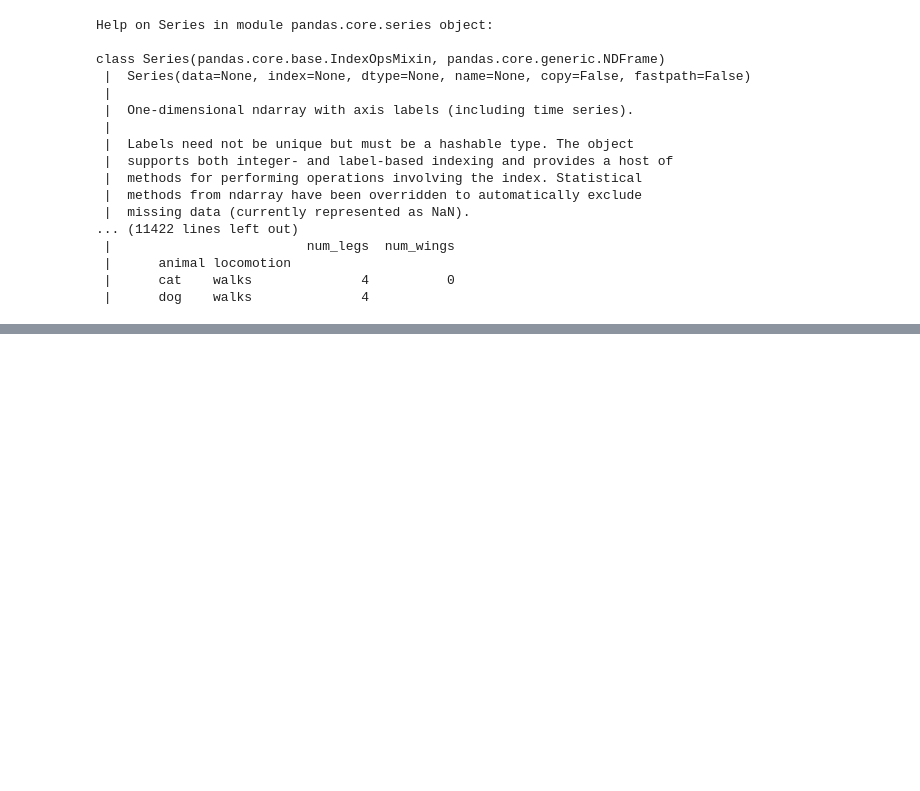
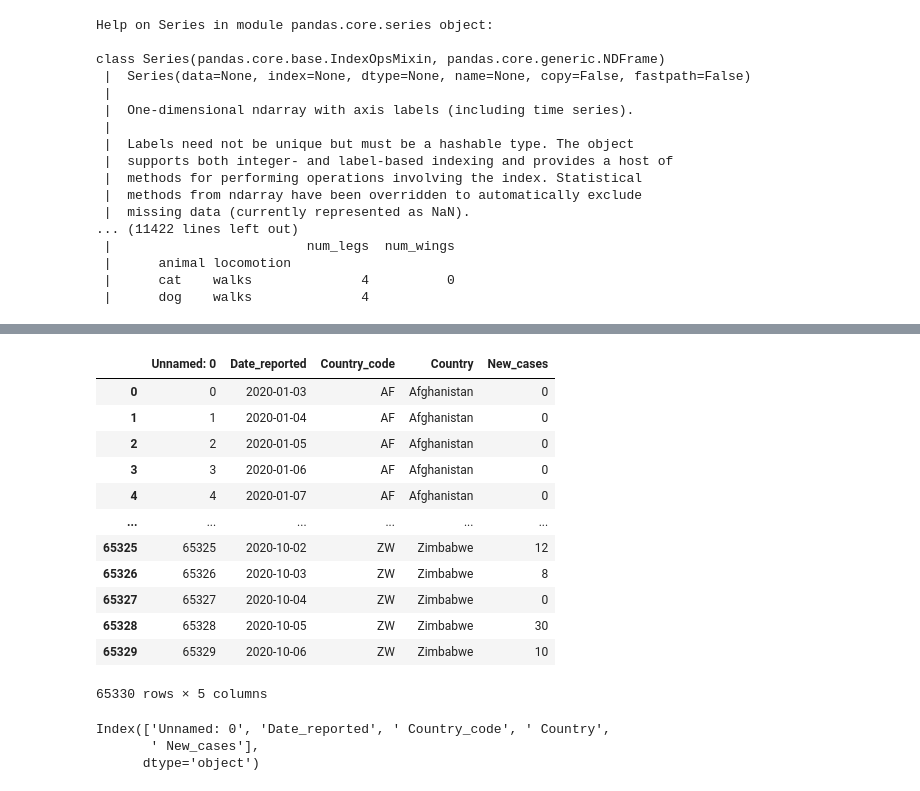
Before and after one commit to fedeturi/icda-python-para-finanzas, a Jupyter notebook: ICDA-Python_Clase6.ipynb, the cells around one changed output, grey strips where cells are left out. Saved outputs shown, nothing was run; the diff lists cells and outputs as text; code cells hidden in the pictures; blank space fills up the shorter version.

```diff
--- a/ICDA-Python_Clase6.ipynb
+++ b/ICDA-Python_Clase6.ipynb
@@ -439,0 +437,7 @@ a.max()
+# %%
+ignorar_columnas = [
+    ' WHO_region',
+    ' Cumulative_cases',
+    ' New_deaths',
+    ' Cumulative_deaths'
+]
@@ -439,0 +461,23 @@ a.max()
+# %%
+arg_df.drop(ignorar_columnas, inplace=True, axis=1)
+arg_df
+# %% [output]
+|  | Unnamed: 0 | Date_reported | Country_code | Country | New_cases |
+| 0 | 0 | 2020-01-03 | AF | Afghanistan | 0 |
+| 1 | 1 | 2020-01-04 | AF | Afghanistan | 0 |
+| 2 | 2 | 2020-01-05 | AF | Afghanistan | 0 |
+| 3 | 3 | 2020-01-06 | AF | Afghanistan | 0 |
+| 4 | 4 | 2020-01-07 | AF | Afghanistan | 0 |
+| ... | ... | ... | ... | ... | ... |
+| 65325 | 65325 | 2020-10-02 | ZW | Zimbabwe | 12 |
+| 65326 | 65326 | 2020-10-03 | ZW | Zimbabwe | 8 |
+| 65327 | 65327 | 2020-10-04 | ZW | Zimbabwe | 0 |
+| 65328 | 65328 | 2020-10-05 | ZW | Zimbabwe | 30 |
+| 65329 | 65329 | 2020-10-06 | ZW | Zimbabwe | 10 |
+65330 rows × 5 columns
+# %%
+arg_df.columns
+# %% [output]
+Index(['Unnamed: 0', 'Date_reported', ' Country_code', ' Country',
+       ' New_cases'],
+      dtype='object')
```
Also changed, not shown: parts of 56 cells of this notebook, 2 other files.
